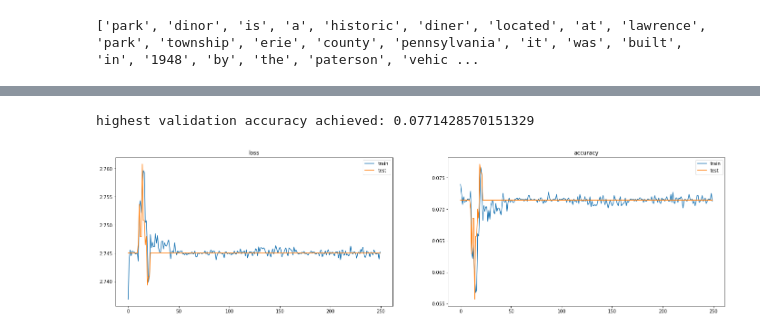
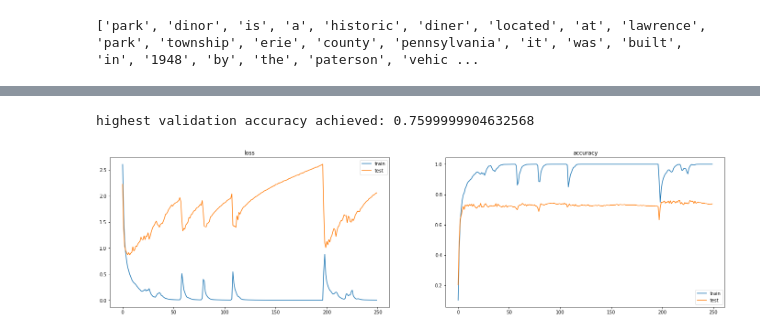
Before and after one commit to NgoJunHaoJason/CZ4042, a Jupyter notebook: assignment_2/b_text_classification.ipynb, the cells around one changed output, grey strips where cells are left out. Saved outputs shown, nothing was run; the diff lists cells and outputs as text; code cells hidden in the pictures.

```diff
--- a/assignment_2/b_text_classification.ipynb
+++ b/assignment_2/b_text_classification.ipynb
@@ -309,8 +357,8 @@ def plot_loss_accuracy_curves(num_epochs: int, history: dict):
     loss_axis.legend()
 
     accuracy_axis.set_title('accuracy')
-    accuracy_axis.plot(range(num_epochs), history['accuracy'], label='train')
-    accuracy_axis.plot(range(num_epochs), history['val_accuracy'], label='test')
+    accuracy_axis.plot(range(num_epochs), history['sparse_categorical_accuracy'], label='train')
+    accuracy_axis.plot(range(num_epochs), history['val_sparse_categorical_accuracy'], label='test')
     accuracy_axis.legend()
 # %%
 # Plot the entropy cost on the training data and
@@ -503,0 +692,10 @@ _________________________________________________________________
+# %%
+# train using Adam
+model = get_word_cnn(vocab_size, max_input_length, num_categories)
+model.compile(
+    optimizer=adam,
+    loss=loss,
+    metrics=metrics,
+)
+
+model.summary()
@@ -503,0 +720,10 @@ _________________________________________________________________
+# %%
+%%time
+history = model.fit(
+    x=train_features,
+    y=train_labels,
+    batch_size=batch_size,
+    epochs=num_epochs,
+    validation_data=(test_features, test_labels),
+    verbose=0,  # too much output may crash the browser
+)
@@ -503,0 +1818,15 @@ _________________________________________________________________
+# %%
+# 6b. Increase the number of RNN layers to 2 layers
+# for character RNN
+model = get_character_rnn(
+    input_shape=(max_input_length, num_characters),
+    num_categories=num_categories,
+    num_rnn_layers=2,
+)
+model.compile(
+    optimizer=adam,
+    loss=loss,
+    metrics=metrics,
+)
+
+model.summary()
@@ -531,10 +1884,10 @@ Wall time: 54.6 s
 # %%
 # Plot the entropy cost on the training data and
 # the accuracy on the testing data against training epochs.
 plot_loss_accuracy_curves(num_epochs, history.history)
 
-val_accuracies = history.history['val_accuracy']
+val_accuracies = history.history['val_sparse_categorical_accuracy']
 print(f'highest validation accuracy achieved: {max(val_accuracies)}')
 # %% [output]
-highest validation accuracy achieved: 0.0771428570151329
+highest validation accuracy achieved: 0.7599999904632568
-[figure, old version]
+[figure, new version]
```
Also changed, not shown: parts of 138 cells of this notebook.
